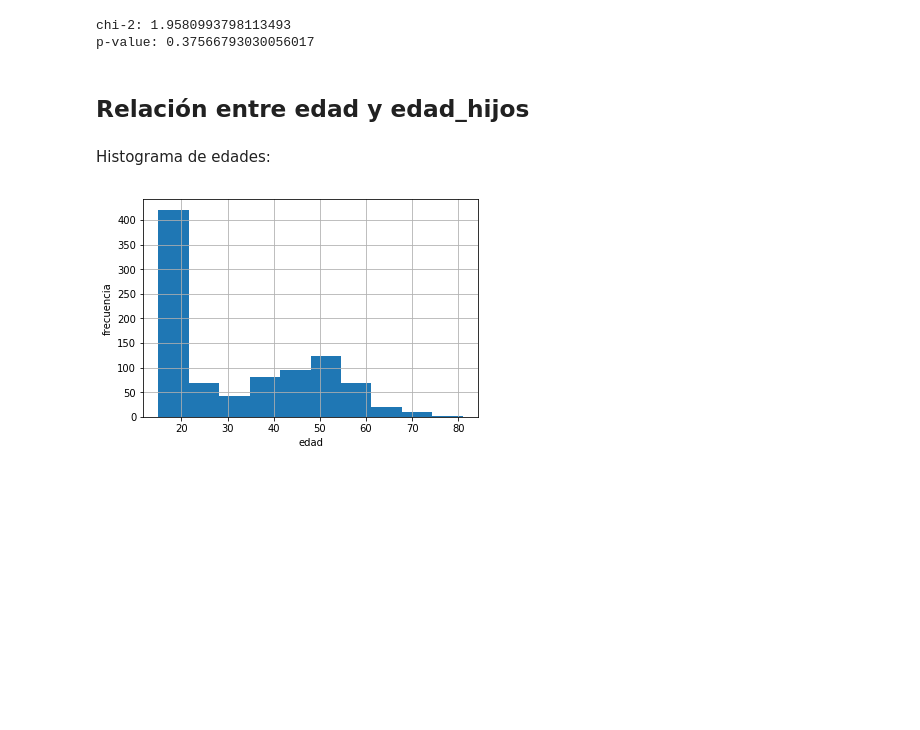
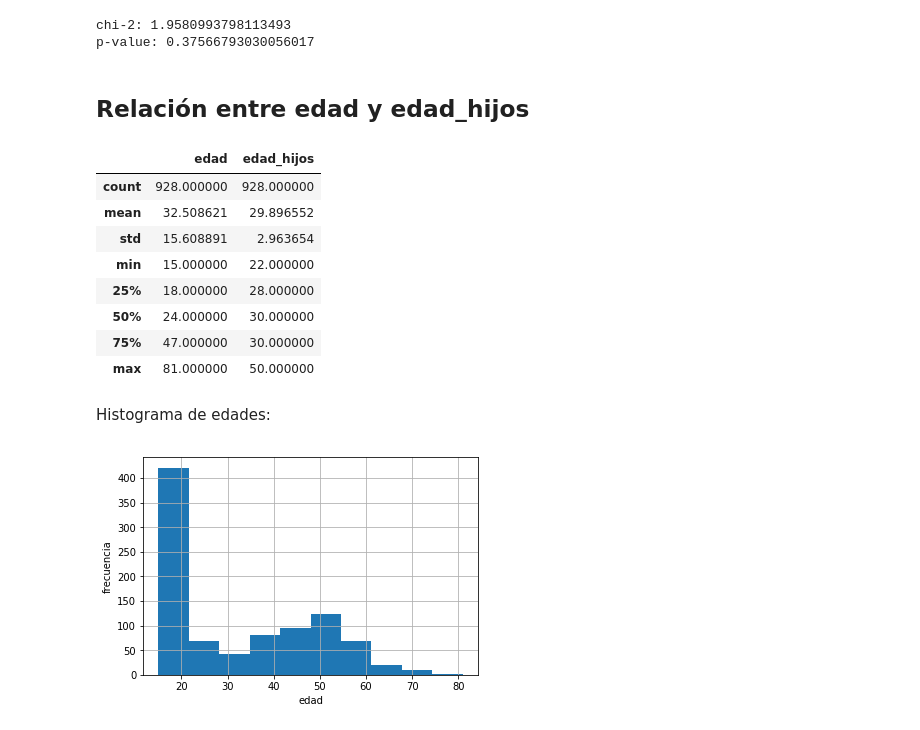
Before and after one commit to fveredas/bioestadisticaupv, a Jupyter notebook: bioestadistica_Javier.ipynb, the cells around one changed output. Cells and saved outputs as stored; diff of their text form; code cells hidden in the pictures; blank space fills up the shorter version.

```diff
--- a/bioestadistica_Javier.ipynb
+++ b/bioestadistica_Javier.ipynb
@@ -290,6 +291,18 @@ chi-2: 1.9580993798113493
 p-value: 0.37566793030056017
 # %% [markdown]
 ## Relación entre edad y edad_hijos
+# %%
+datos_analisis.loc[:,['edad', 'edad_hijos']].describe()
+# %% [output]
+|  | edad | edad_hijos |
+| count | 928.000000 | 928.000000 |
+| mean | 32.508621 | 29.896552 |
+| std | 15.608891 | 2.963654 |
+| min | 15.000000 | 22.000000 |
+| 25% | 18.000000 | 28.000000 |
+| 50% | 24.000000 | 30.000000 |
+| 75% | 47.000000 | 30.000000 |
+| max | 81.000000 | 50.000000 |
 # %% [markdown]
 Histograma de edades:
 # %%
```
Also changed, not shown: parts of 3 cells of this notebook, 2 other files.
